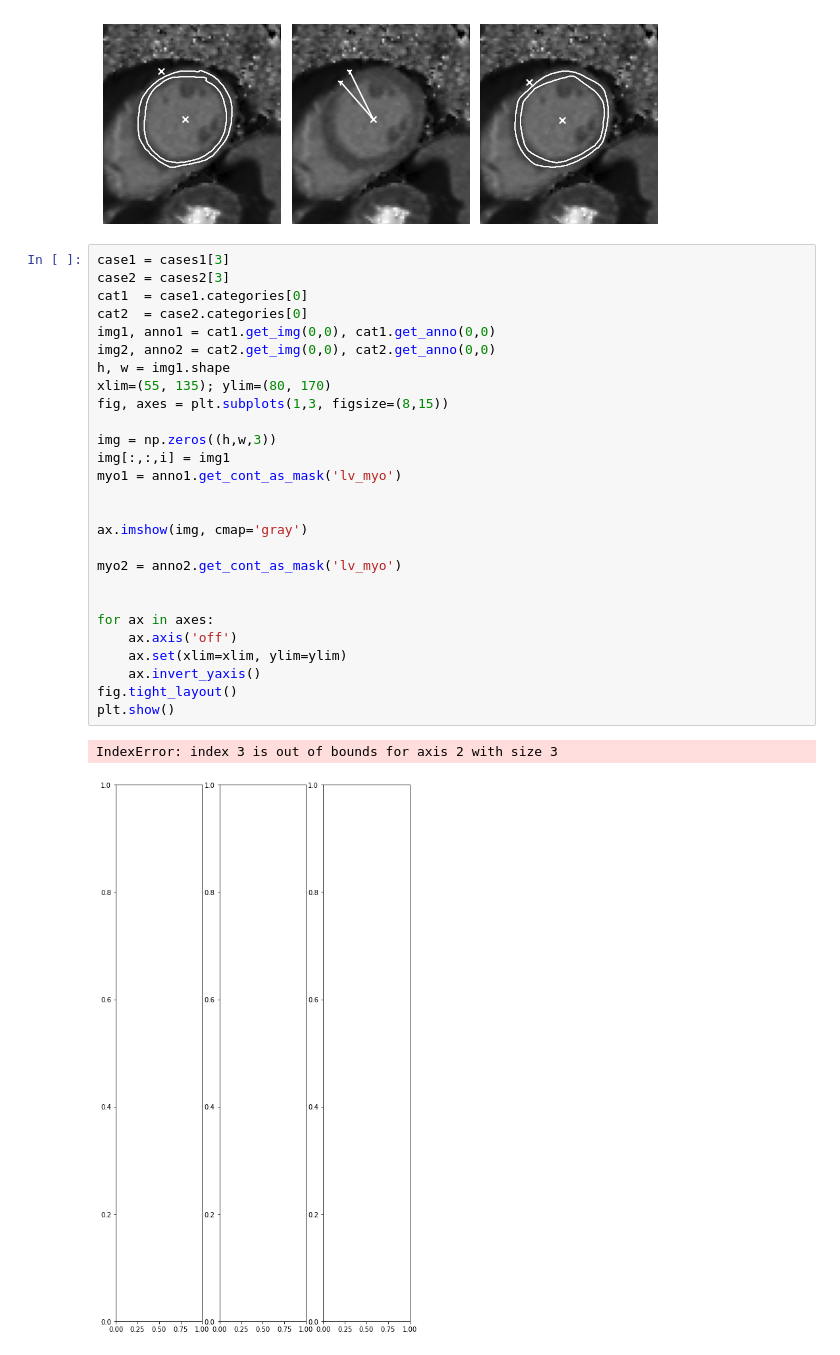
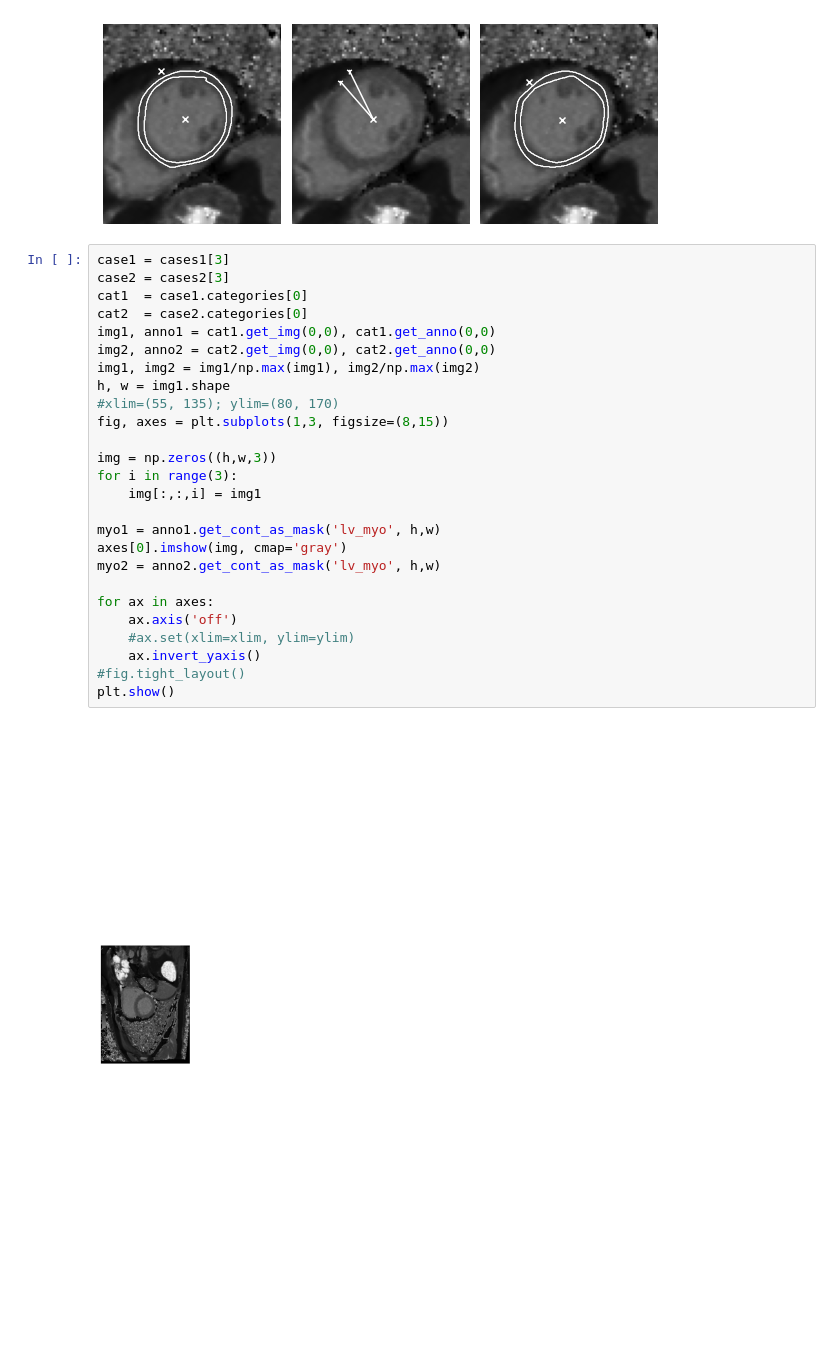
Before and after one commit to thadler/LazyLuna, a Jupyter notebook: Notebooks/Figures4SoftwarePaper.ipynb, the cells around one changed output. Cells and saved outputs as stored; diff of their text form; blank space fills up the shorter version.

```diff
--- a/Notebooks/Figures4SoftwarePaper.ipynb
+++ b/Notebooks/Figures4SoftwarePaper.ipynb
@@ -246,30 +247,28 @@ POINT (71 113)
 # %%
 case1 = cases1[3]
 case2 = cases2[3]
 cat1  = case1.categories[0]
 cat2  = case2.categories[0]
 img1, anno1 = cat1.get_img(0,0), cat1.get_anno(0,0)
 img2, anno2 = cat2.get_img(0,0), cat2.get_anno(0,0)
+img1, img2 = img1/np.max(img1), img2/np.max(img2)
 h, w = img1.shape
-xlim=(55, 135); ylim=(80, 170)
+#xlim=(55, 135); ylim=(80, 170)
 fig, axes = plt.subplots(1,3, figsize=(8,15))
 
 img = np.zeros((h,w,3))
-img[:,:,i] = img1
-myo1 = anno1.get_cont_as_mask('lv_myo')
+for i in range(3):
+    img[:,:,i] = img1
 
-
-ax.imshow(img, cmap='gray')
-
-myo2 = anno2.get_cont_as_mask('lv_myo')
-
+myo1 = anno1.get_cont_as_mask('lv_myo', h,w)
+axes[0].imshow(img, cmap='gray')
+myo2 = anno2.get_cont_as_mask('lv_myo', h,w)
 
 for ax in axes:
     ax.axis('off')
-    ax.set(xlim=xlim, ylim=ylim)
+    #ax.set(xlim=xlim, ylim=ylim)
     ax.invert_yaxis()
-fig.tight_layout()
+#fig.tight_layout()
 plt.show()
 # %% [output]
-IndexError: index 3 is out of bounds for axis 2 with size 3
-[figure, old version]
+[figure, new version]
```
Also changed, not shown: parts of 3 cells of this notebook.
